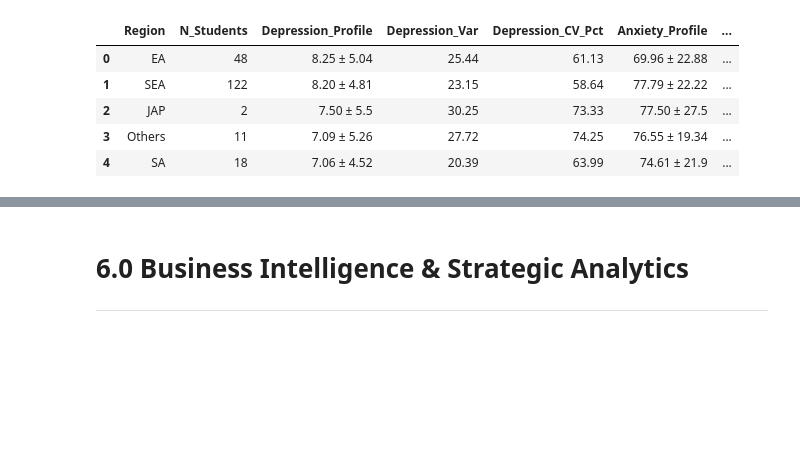
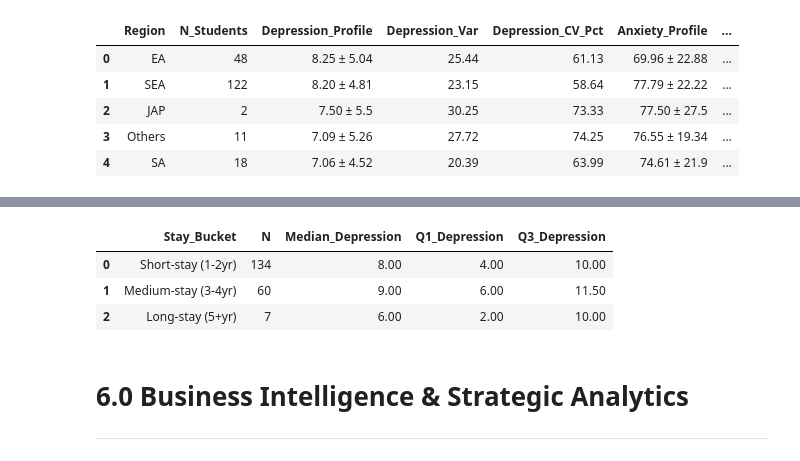
Before and after one commit to TeslimAdeyanju/portfolio-06-student-wellbeing-sql, a Jupyter notebook: advanced-student-wellbeing-sql-analysis.ipynb, the cells around one changed output, grey strips where cells are left out. Saved outputs shown, nothing was run; the diff lists cells and outputs as text; code cells hidden in the pictures; blank space fills up the shorter version.

```diff
--- a/advanced-student-wellbeing-sql-analysis.ipynb
+++ b/advanced-student-wellbeing-sql-analysis.ipynb
@@ -2185,3 +2343,48 @@ stat_df
+# %%
+
+# SQL Query 5.7: Percentile & Median via Window Functions (MySQL lacks PERCENTILE_CONT)
+percentile_query = """
+-- SECTION 5.7: Percentile & Median via Window Functions
+WITH bucketed AS (
+    SELECT
+        CASE WHEN stay BETWEEN 1 AND 2 THEN 'Short-stay (1-2yr)'
+             WHEN stay BETWEEN 3 AND 4 THEN 'Medium-stay (3-4yr)'
+             ELSE 'Long-stay (5+yr)' END AS stay_bucket,
+        todep, toas
+    FROM students
+    WHERE inter_dom = 'Inter'
+),
+ranked AS (
+    SELECT
+        stay_bucket, todep, toas,
+        ROW_NUMBER() OVER (PARTITION BY stay_bucket ORDER BY todep) AS dep_rn,
+        COUNT(*) OVER (PARTITION BY stay_bucket) AS cnt
+    FROM bucketed
+)
+SELECT
+    stay_bucket,
+    MAX(cnt) AS n,
+    ROUND(AVG(CASE WHEN dep_rn IN (FLOOR((cnt+1)/2), CEIL((cnt+1)/2)) THEN todep END), 2) AS median_depression,
+    ROUND(AVG(CASE WHEN dep_rn IN (FLOOR((cnt+1)/4), CEIL((cnt+1)/4)) THEN todep END), 2) AS q1_depression,
+    ROUND(AVG(CASE WHEN dep_rn IN (FLOOR(3*(cnt+1)/4), CEIL(3*(cnt+1)/4)) THEN todep END), 2) AS q3_depression
+FROM ranked
+GROUP BY stay_bucket
+ORDER BY FIELD(stay_bucket, 'Short-stay (1-2yr)', 'Medium-stay (3-4yr)', 'Long-stay (5+yr)');
+"""
+
+cursor.execute(percentile_query)
+percentile_results = cursor.fetchall()
+
+percentile_df = pd.DataFrame(percentile_results, columns=[
+    'Stay_Bucket', 'N', 'Median_Depression', 'Q1_Depression', 'Q3_Depression'
+])
+
+percentile_df
+# %% [output]
+|  | Stay_Bucket | N | Median_Depression | Q1_Depression | Q3_Depression |
+| 0 | Short-stay (1-2yr) | 134 | 8.00 | 4.00 | 10.00 |
+| 1 | Medium-stay (3-4yr) | 60 | 9.00 | 6.00 | 11.50 |
+| 2 | Long-stay (5+yr) | 7 | 6.00 | 2.00 | 10.00 |
 # %% [markdown]
 # 6.0 Business Intelligence & Strategic Analytics
 _____
```
Also changed, not shown: parts of 13 cells of this notebook, 9 other files.
